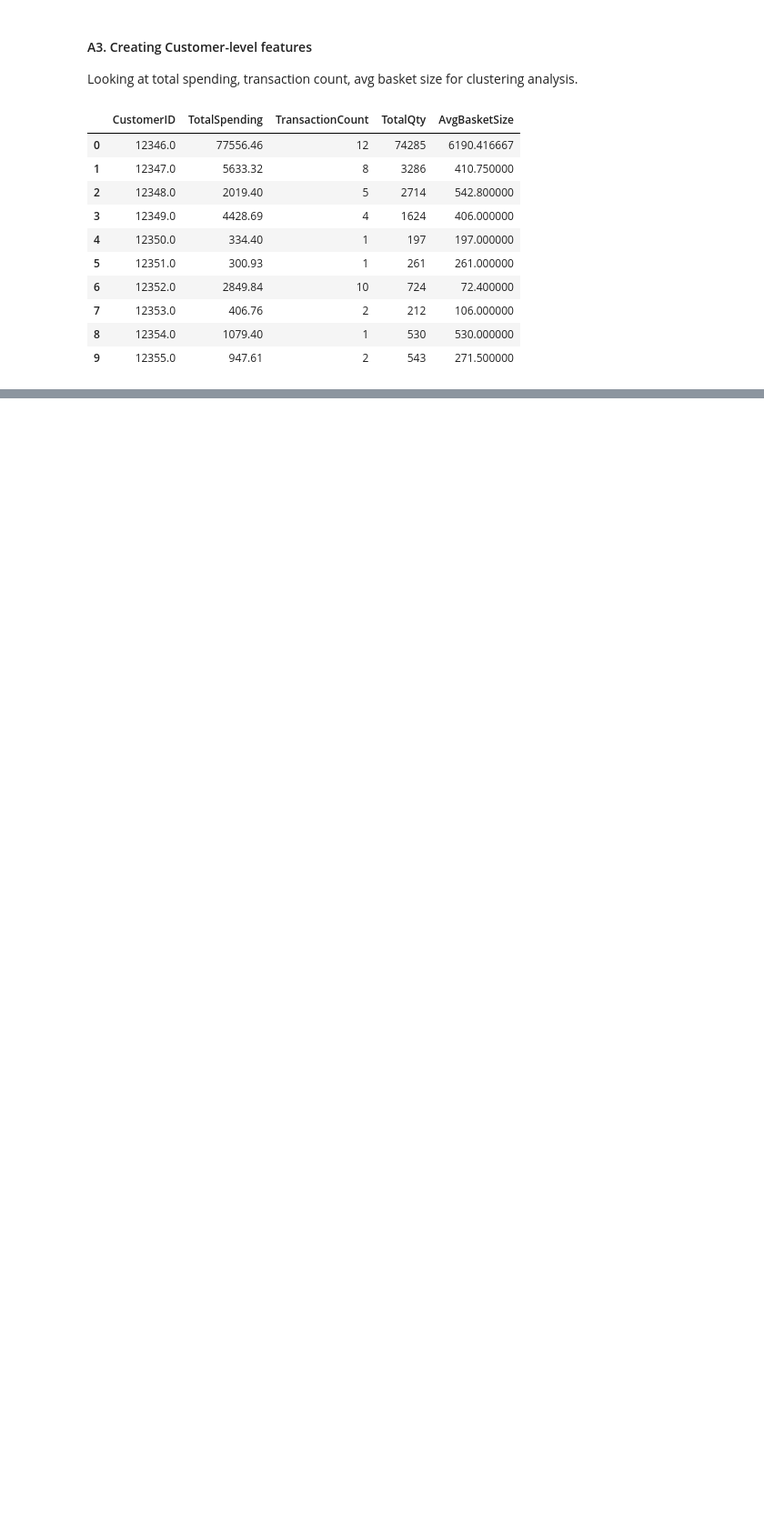
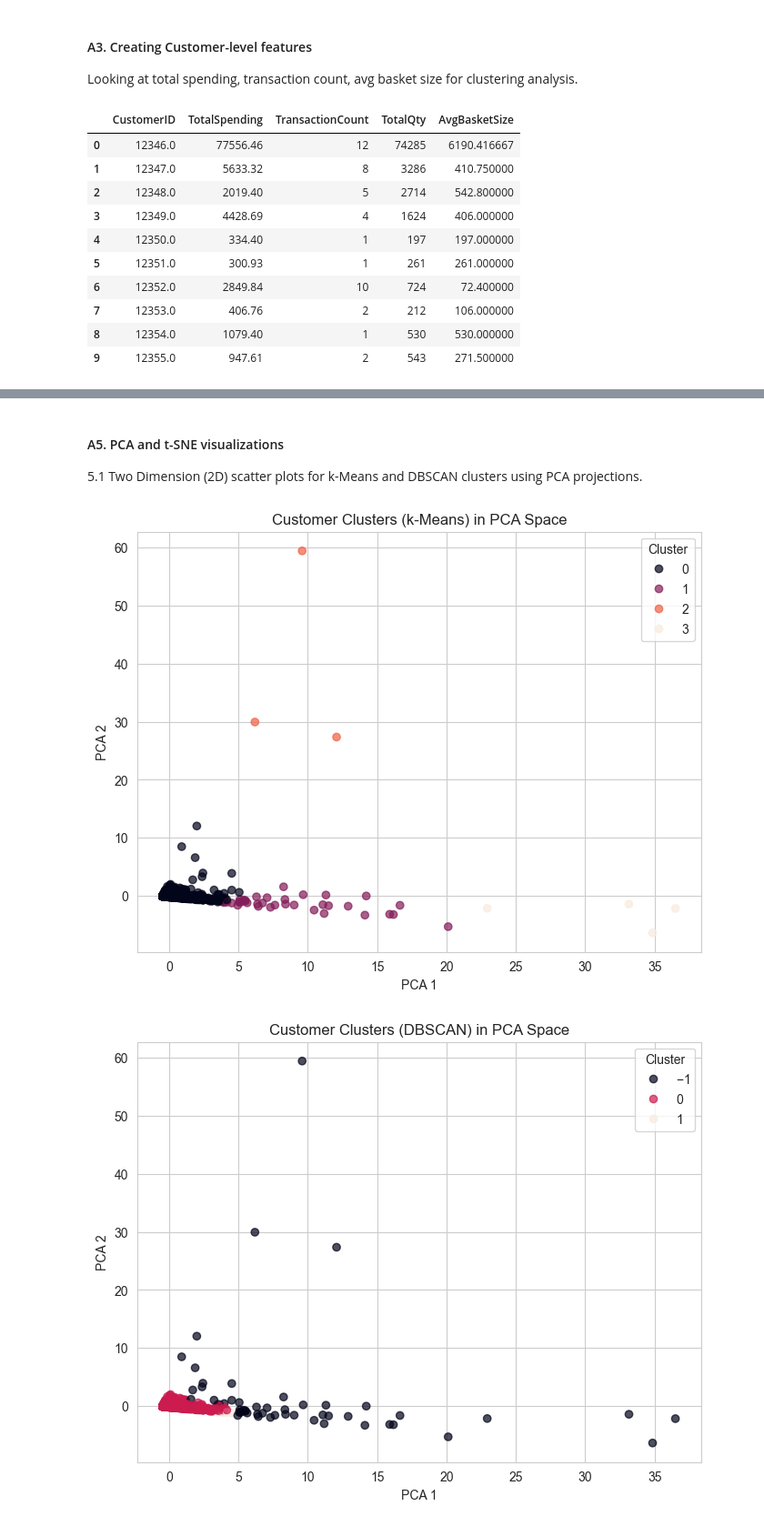
Before and after one commit to Ainedembe-Denis/UCI-Online-Retail-II-Customer-Purchasing-Behavior-Analysis, a Jupyter notebook: Retail-Customer-Analysis.ipynb, the cells around one changed output, grey strips where cells are left out. Shown: that part at 91% size. Drawn from its saved outputs; the diff is of its cells as text; code cells hidden in the pictures; blank space fills up the shorter version.

Commit message:
K-Means/DBSCAN & PCA/t-SNE visuals

```diff
--- a/Retail-Customer-Analysis.ipynb
+++ b/Retail-Customer-Analysis.ipynb
@@ -197,0 +232,36 @@ customer_df.head(10)
+# %% [markdown]
+#### A5. PCA and t-SNE visualizations
+5.1 Two Dimension (2D) scatter plots for k-Means and DBSCAN clusters using PCA projections.
+# %%
+# ---- PCA for 2D visualisation ----
+pca = PCA(n_components=2, random_state=42)
+X_pca = pca.fit_transform(X_scaled)
+
+plt.figure(figsize=(8, 6))
+scatter = plt.scatter(
+    X_pca[:, 0],
+    X_pca[:, 1],
+    c=customer_df["kmeans_cluster"],
+    alpha=0.7
+)
+plt.xlabel("PCA 1")
+plt.ylabel("PCA 2")
+plt.title("Customer Clusters (k-Means) in PCA Space")
+plt.legend(*scatter.legend_elements(), title="Cluster")
+plt.show()
+
+plt.figure(figsize=(8, 6))
+scatter_db = plt.scatter(
+    X_pca[:, 0],
+    X_pca[:, 1],
+    c=customer_df["dbscan_cluster"],
+    alpha=0.7
+)
+plt.xlabel("PCA 1")
+plt.ylabel("PCA 2")
+plt.title("Customer Clusters (DBSCAN) in PCA Space")
+plt.legend(*scatter_db.legend_elements(), title="Cluster")
+plt.show()
+# %% [output]
+[figure, added]
+[figure, added]
```
Also changed, not shown: parts of 4 cells of this notebook.
